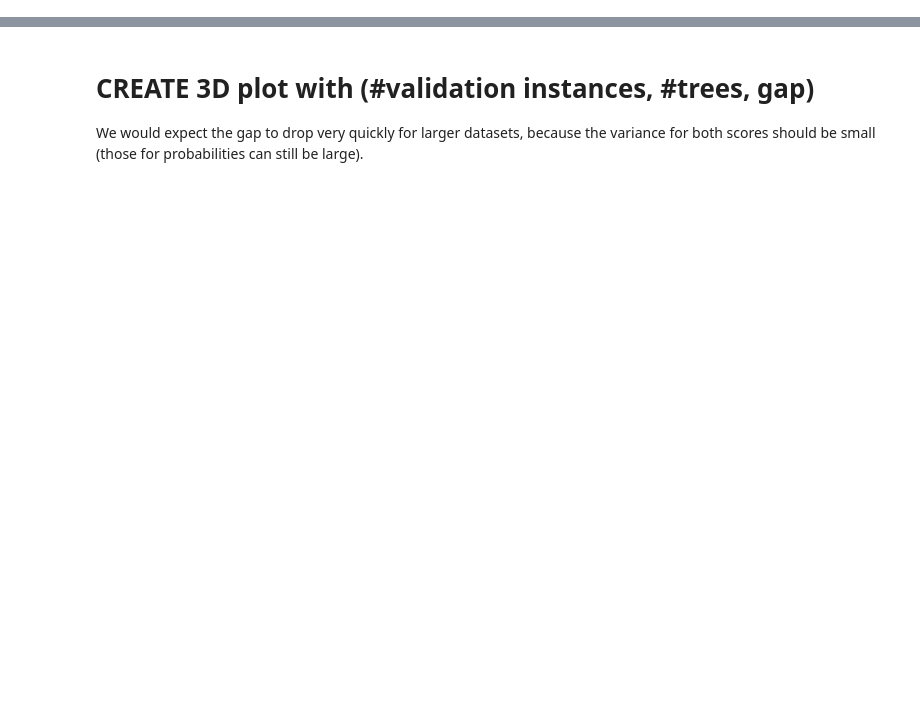
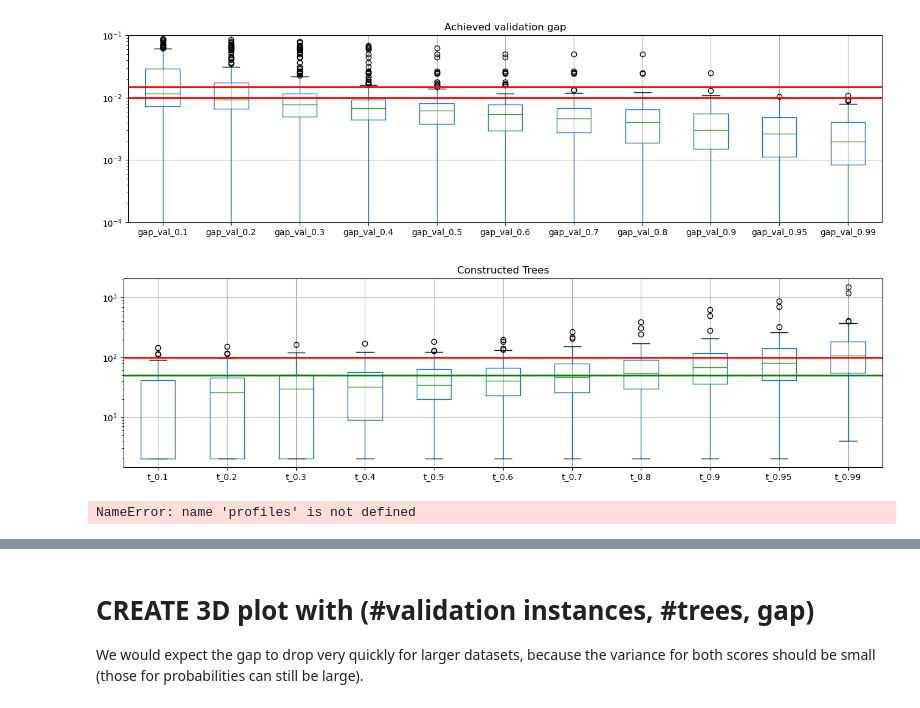
Before and after one commit to fmohr/asforests, a Jupyter notebook: publications/tmlr 2023/analysis/analysis.ipynb, the cells around one changed output, grey strips where cells are left out. Saved outputs shown, nothing was run; the diff lists cells and outputs as text; code cells hidden in the pictures; blank space fills up the shorter version.

```diff
--- a/publications/tmlr 2023/analysis/analysis.ipynb
+++ b/publications/tmlr 2023/analysis/analysis.ipynb
@@ -226,0 +115,10 @@ plt.show()
+# %%
+eps_base = 0.01
+df_results = get_results(
+    datasets_with_analyzer_available,
+    get_analyzer_from_disk,
+    eps=eps_base,
+    pareto_profiles=None,
+    n_jobs=8,
+    show_progress=True
+    )
@@ -226,0 +141,44 @@ plt.show()
+# %%
+fig, ax = plt.subplots(figsize=(16, 4))
+df_results[[c for c in df_results.columns if "gap_val" in c and "100" not in c]].boxplot(ax=ax)
+ax.axhline(eps_base, linestyle="-", color="red", linewidth=2)
+ax.axhline(1.5 * eps_base, linestyle="-", color="red", linewidth=2)
+ax.set_title("Achieved validation gap")
+ax.set_ylim([10**-4, 10**-1])
+ax.set_yscale("log")
+plt.show()
+
+fig, ax = plt.subplots(figsize=(16, 4))
+df_results[[c for c in df_results.columns if "t_" in c]].boxplot(ax=ax)
+ax.axhline(100, linestyle="-", color="red", linewidth=2)
+ax.axhline(50, linestyle="-", color="green", linewidth=2)
+ax.set_yscale("log")
+ax.set_title("Constructed Trees")
+plt.show()
+# %% [output]
+[figure, added]
+[figure, added]
+# %%
+for openmlid in datasets_with_analyzer_available:
+    analyzer = get_analyzer_from_disk(openmlid, 0)
+    stopping_point = get_stopping_point(analyzer, profiles=profiles, mode="realistic", min_trees=2)
+
+    if False:
+        fig, ax = plt.subplots()
+        for i, forest_size in enumerate([stopping_point, 50, 100]):
+            l = get_certainty_profile_for_forest_size(analyzer, forest_size)
+            ax.step([e[0] for e in l], [e[1] for e in l], label=forest_size)
+            if i == 0:
+                for alpha in [0.99, 0.9, 0.75]:
+                    index = [e[0] for e in l].index(alpha)
+                    ax.axhline(l[index][1], linestyle="dotted") # eps
+
+        ax.axhline(eps_base, linestyle="--", color="black")
+        ax.axvline(0.95, linestyle="--", color="black", linewidth=1)
+        ax.set_title(f"Uncertainty trade-offs for different forest sizes on {openmlid}. Stopped at {stopping_point} trees")
+        ax.set_xlabel("$\\alpha$")
+        ax.set_ylabel("$\\varepsilon$")
+        ax.legend()
+        plt.show()
+# %% [output]
+NameError: name 'profiles' is not defined
```
Also changed, not shown: parts of 44 cells of this notebook, 11 other files.
